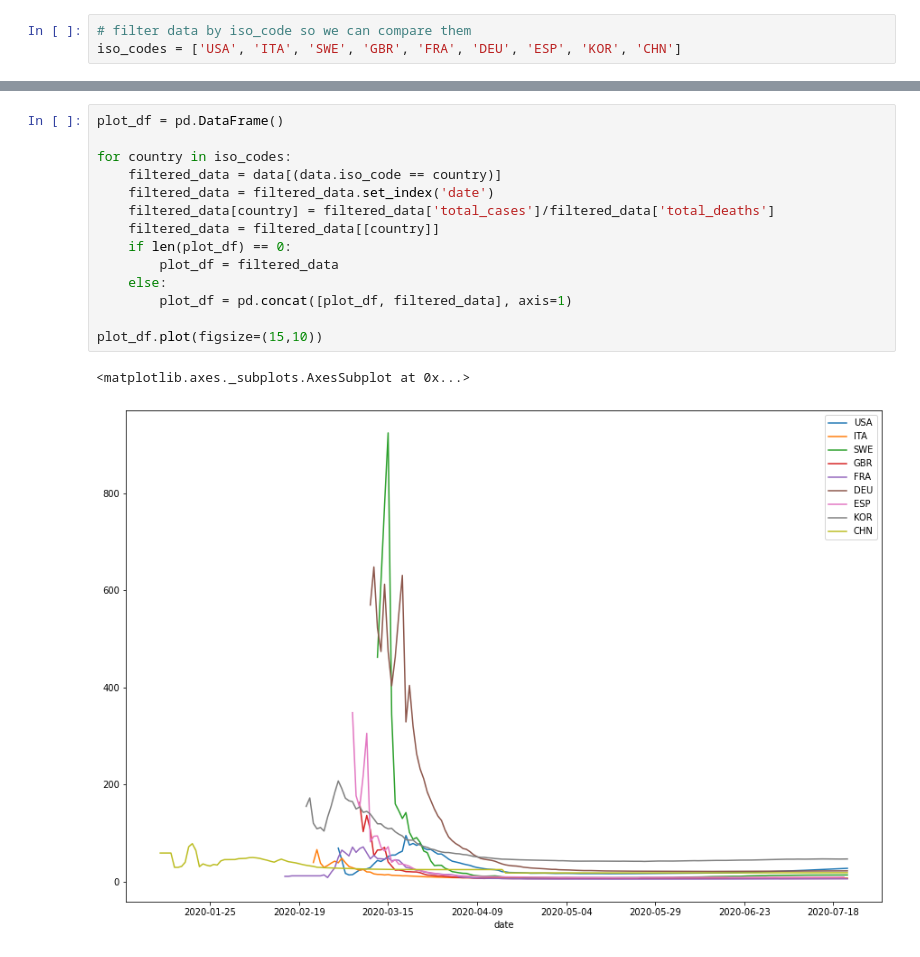
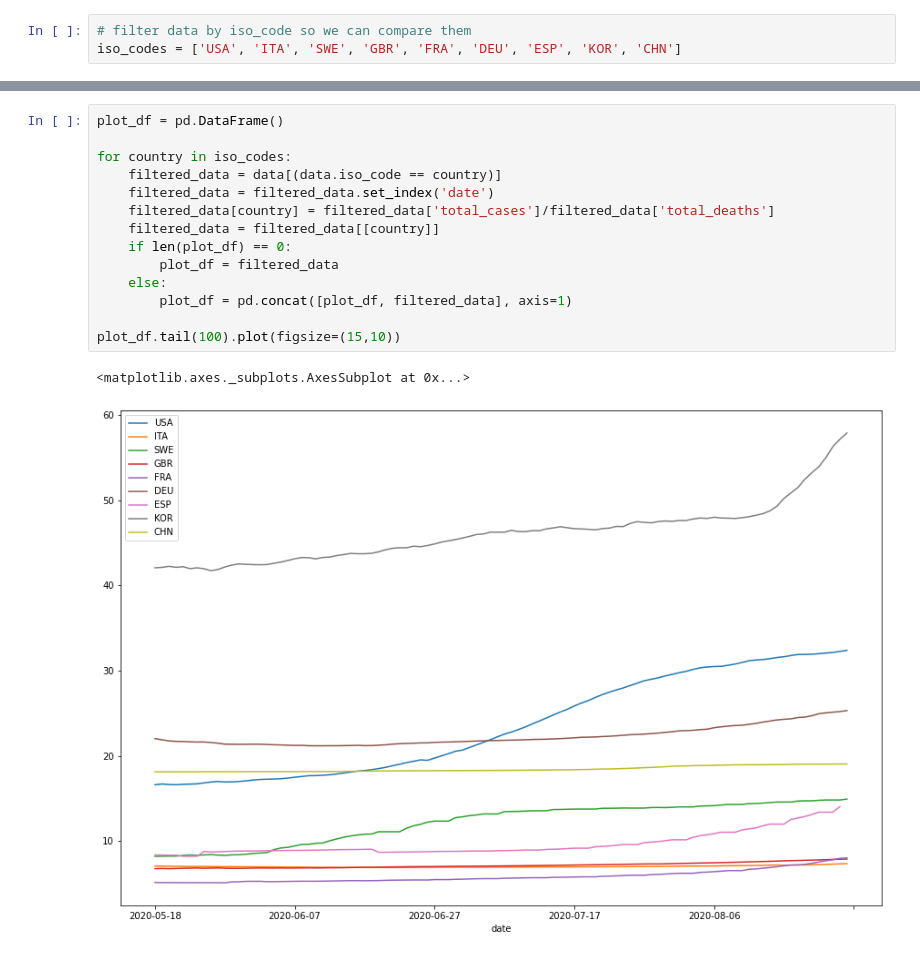
Before and after one commit to Joshwani/covid-19, a Jupyter notebook: owid.ipynb, the cells around one changed output, grey strips where cells are left out. Saved outputs shown, nothing was run; the diff lists cells and outputs as text.

```diff
--- a/owid.ipynb
+++ b/owid.ipynb
@@ -126,17 +129,17 @@ plot_df.plot(figsize=(15,10))
 # %%
 plot_df = pd.DataFrame()
 
 for country in iso_codes:
     filtered_data = data[(data.iso_code == country)]
     filtered_data = filtered_data.set_index('date')
     filtered_data[country] = filtered_data['total_cases']/filtered_data['total_deaths']
     filtered_data = filtered_data[[country]]
     if len(plot_df) == 0:
         plot_df = filtered_data
     else:
         plot_df = pd.concat([plot_df, filtered_data], axis=1)
 
-plot_df.plot(figsize=(15,10))
+plot_df.tail(100).plot(figsize=(15,10))
 # %% [output]
 <matplotlib.axes._subplots.AxesSubplot at 0x...>
-[figure, old version]
+[figure, new version]
```
Also changed, not shown: parts of 7 cells of this notebook.
